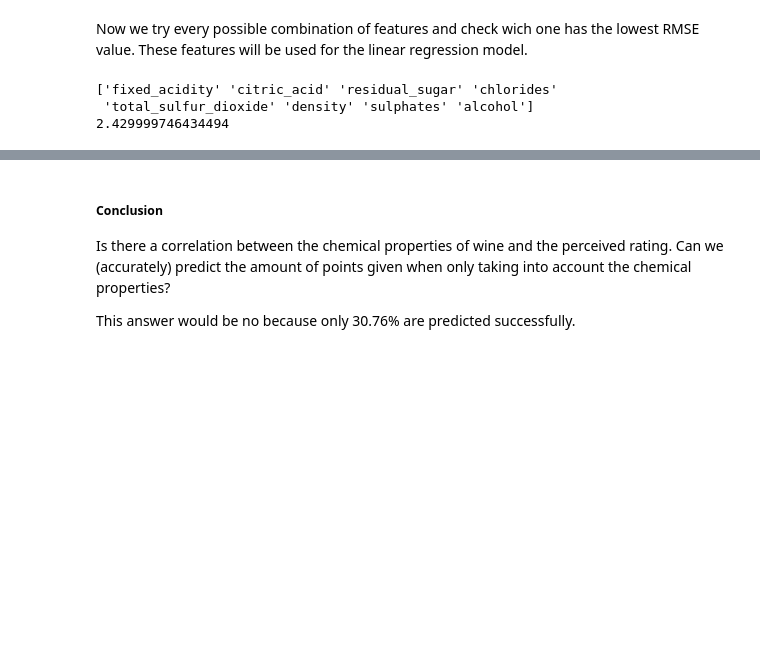
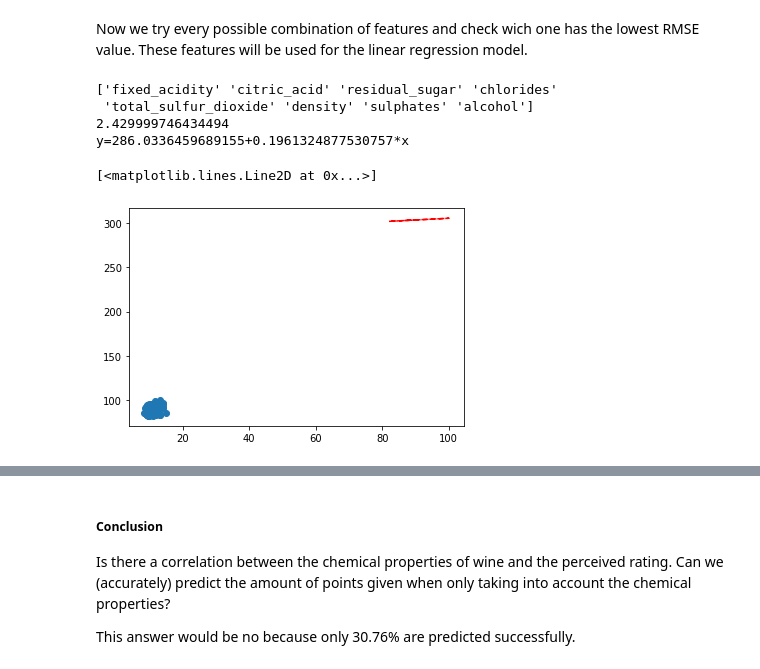
Before and after one commit to Johanvandeglind/cm_red_wine_group_7, a Jupyter notebook: Read datapack.ipynb, the cells around one changed output, grey strips where cells are left out. Cells and saved outputs as stored; diff of their text form; code cells hidden in the pictures; blank space fills up the shorter version.

```diff
--- a/Read datapack.ipynb
+++ b/Read datapack.ipynb
@@ -535,6 +560,7 @@ possible_combinations = [np.asarray(subset) for l in range(1,len(features)+1) \
 best_RMSE = 50.00
 best_comb = possible_combinations[0]
 y1 = 0
+best_formule = [0,0]
 for comb in possible_combinations:
     X = df_tmp[comb]
     # Making test and train set
@@ -549,15 +575,27 @@ for comb in possible_combinations:
     RMSE = np.sqrt(mean_squared_error(y_test,predmpg))
 
     if RMSE < best_RMSE:
+        best_formule[0]=lr.intercept_
+        best_formule[1]=lr.coef_[0]
         best_RMSE = RMSE
         best_comb = comb
 
 print(best_comb)
 print(best_RMSE)
+print(f'y={best_formule[0]}+{best_formule[1]}*x')
 # %% [output]
 ['fixed_acidity' 'citric_acid' 'residual_sugar' 'chlorides'
  'total_sulfur_dioxide' 'density' 'sulphates' 'alcohol']
 2.429999746434494
+y=286.0336459689155+0.1961324877530757*x
+# %%
+plt.scatter(df_tmp.alcohol,df_tmp.points)
+x = df_tmp.points
+y = best_formule[0]+best_formule[1]*x
+plt.plot(x, y,'--r')
+# %% [output]
+[<matplotlib.lines.Line2D at 0x...>]
+[figure, added]
 # %%
 # Using best combination of features
 X = df_tmp[best_comb]
```
Also changed, not shown: parts of 10 cells of this notebook, 3 other files.
